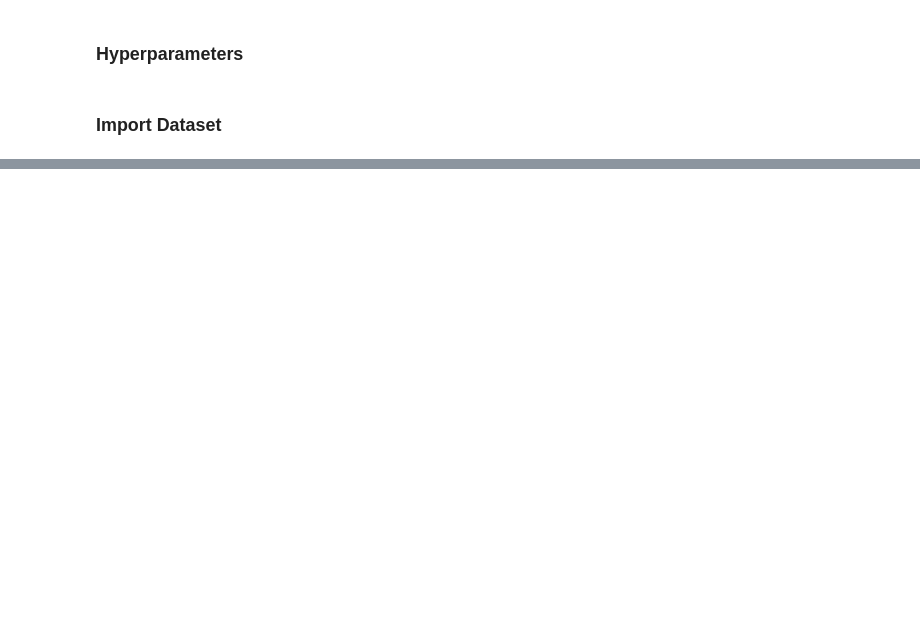
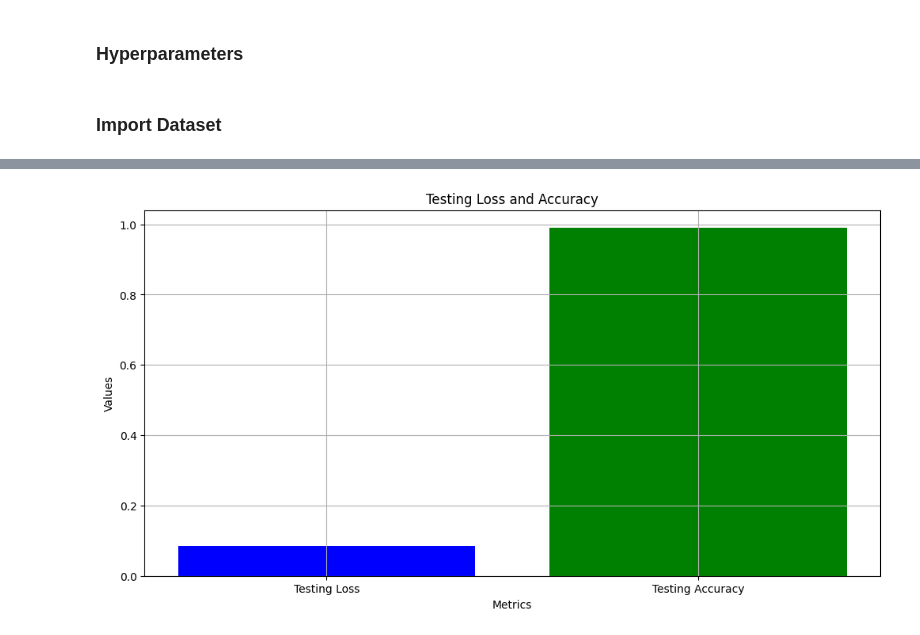
Before and after one commit to NinePiece2/MRI-Brain-Tumor-Detection, a Jupyter notebook: notebooks/main.ipynb, the cells around one changed output, grey strips where cells are left out. Saved outputs shown, nothing was run; the diff lists cells and outputs as text; code cells hidden in the pictures; blank space fills up the shorter version.

```diff
--- a/notebooks/main.ipynb
+++ b/notebooks/main.ipynb
@@ -148,10 +188,10 @@ Epoch 19/50
 def test_image(model, image_path):
     # Load and preprocess the input image
     img = cv2.imread(image_path, cv2.IMREAD_GRAYSCALE)
-    img = cv2.resize(img, (128, 128))  # Resize to match training input size
+    img = cv2.resize(img, (IMAGE_SIZE, IMAGE_SIZE))  # Resize to match training input size
     img = img.astype('float32') / 255.0  # Normalize
     img = np.repeat(img, 3, axis=-1)  # Convert grayscale to RGB
-    img = img.reshape(1, 128, 128, 3)  # Add batch dimension
+    img = img.reshape(1, IMAGE_SIZE, IMAGE_SIZE, 3)  # Add batch dimension
 
     # Predict the class
     prediction = model.predict(img)
@@ -175,4 +215,54 @@ print(f"Predicted label: {predicted_label1}")
 print(f"Predicted label: {predicted_label2}")
 print(f"Predicted label: {predicted_label3}")
 print(f"Predicted label: {predicted_label4}")
+
+# Load the testing dataset
+testing_dataset_path = os.path.join(os.environ['DATASET_PATH'], 'Testing')
+
+test_images = []
+test_labels = []
+
+# Loop over the folders in the Testing dataset to load images and their labels
+for folder in image_folders:
+    folder_path = os.path.join(testing_dataset_path, folder)
+
+    # List image files in the folder
+    image_files = sorted(os.listdir(folder_path))
+
+    for img_file in image_files:
+        img_path = os.path.join(folder_path, img_file)
+
+        # Read the image (grayscale because MRI data)
+        img = cv2.imread(img_path, cv2.IMREAD_GRAYSCALE)
+
+        # Resize image if necessary (standardize image size)
+        img = cv2.resize(img, (IMAGE_SIZE, IMAGE_SIZE))  # Resize to 224x224 or any size you prefer
+
+        # Append image and label (use list append method)
+        test_images.append(img)
+        test_labels.append(class_labels[folder])  # Assign label based on folder name
+
+# Convert lists to numpy arrays after appending all images and labels
+test_images = np.array(test_images)
+test_labels = np.array(test_labels)
+
+# Normalize the test images
+test_images = test_images.astype('float32') / 255.0
+
+# Convert images to 3 channels (grayscale to RGB) for ResNet50
+test_X_rgb = np.repeat(test_images.reshape(-1, IMAGE_SIZE, IMAGE_SIZE, 1), 3, axis=-1)
+
+# Evaluate the model on the testing set
+test_loss, test_acc = model.evaluate(test_X_rgb, test_labels)
+print(f"Testing Loss: {test_loss}")
+print(f"Testing Accuracy: {test_acc}")
+
+# Plot the testing loss and accuracy (Should use Confusion Matrix for better evaluation)
+plt.figure(figsize=(12, 6))
+plt.bar(['Testing Loss', 'Testing Accuracy'], [test_loss, test_acc], color=['blue', 'green'])
+plt.xlabel('Metrics')
+plt.ylabel('Values')
+plt.title('Testing Loss and Accuracy')
+plt.grid(True)
+plt.show()
 # %% [output]
@@ -186,0 +284 @@ Predicted label: pituitary
+[figure, added]
```
Also changed, not shown: parts of 7 cells of this notebook.
